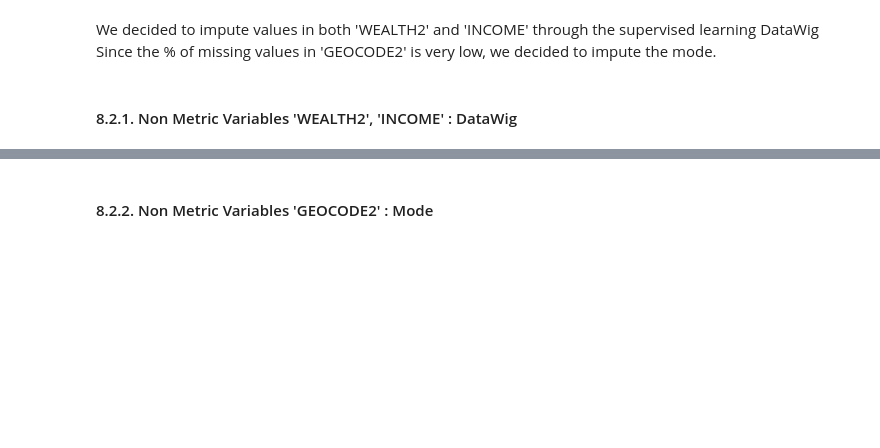
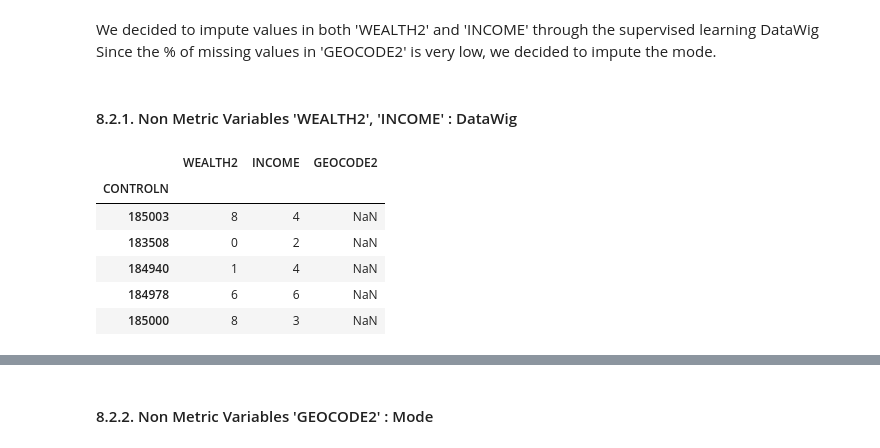
Before and after one commit to rfmmonteiro99/DM-Project-Final, a Jupyter notebook: project_full_notebook-22_12_2020.ipynb, the cells around one changed output, grey strips where cells are left out. Saved outputs shown, nothing was run; the diff lists cells and outputs as text; code cells hidden in the pictures; blank space fills up the shorter version.

```diff
--- a/project_full_notebook-22_12_2020.ipynb
+++ b/project_full_notebook-22_12_2020.ipynb
@@ -1868,6 +1823,18 @@ We decided to impute values in both 'WEALTH2' and 'INCOME' through the supervise
 Since the % of missing values in 'GEOCODE2' is very low, we decided to impute the mode.
 # %% [markdown]
 #### 8.2.1. Non Metric Variables 'WEALTH2', 'INCOME' : DataWig
+# %%
+# Seeing rows with NaNs
+nans_index_non = non_metric_vars.isna().any(axis=1)
+non_metric_vars[nans_index_non][['WEALTH2', 'INCOME', 'GEOCODE2']].head()
+# %% [output]
+|  | WEALTH2 | INCOME | GEOCODE2 |
+| CONTROLN |  |  |  |
+| 185003 | 8 | 4 | NaN |
+| 183508 | 0 | 2 | NaN |
+| 184940 | 1 | 4 | NaN |
+| 184978 | 6 | 6 | NaN |
+| 185000 | 8 | 3 | NaN |
 # %%
 # IMPUTE: WEALTH2
 # Merge column to be imputed with the numeric variables
```
Also changed, not shown: parts of 23 cells of this notebook, 15 other files.
